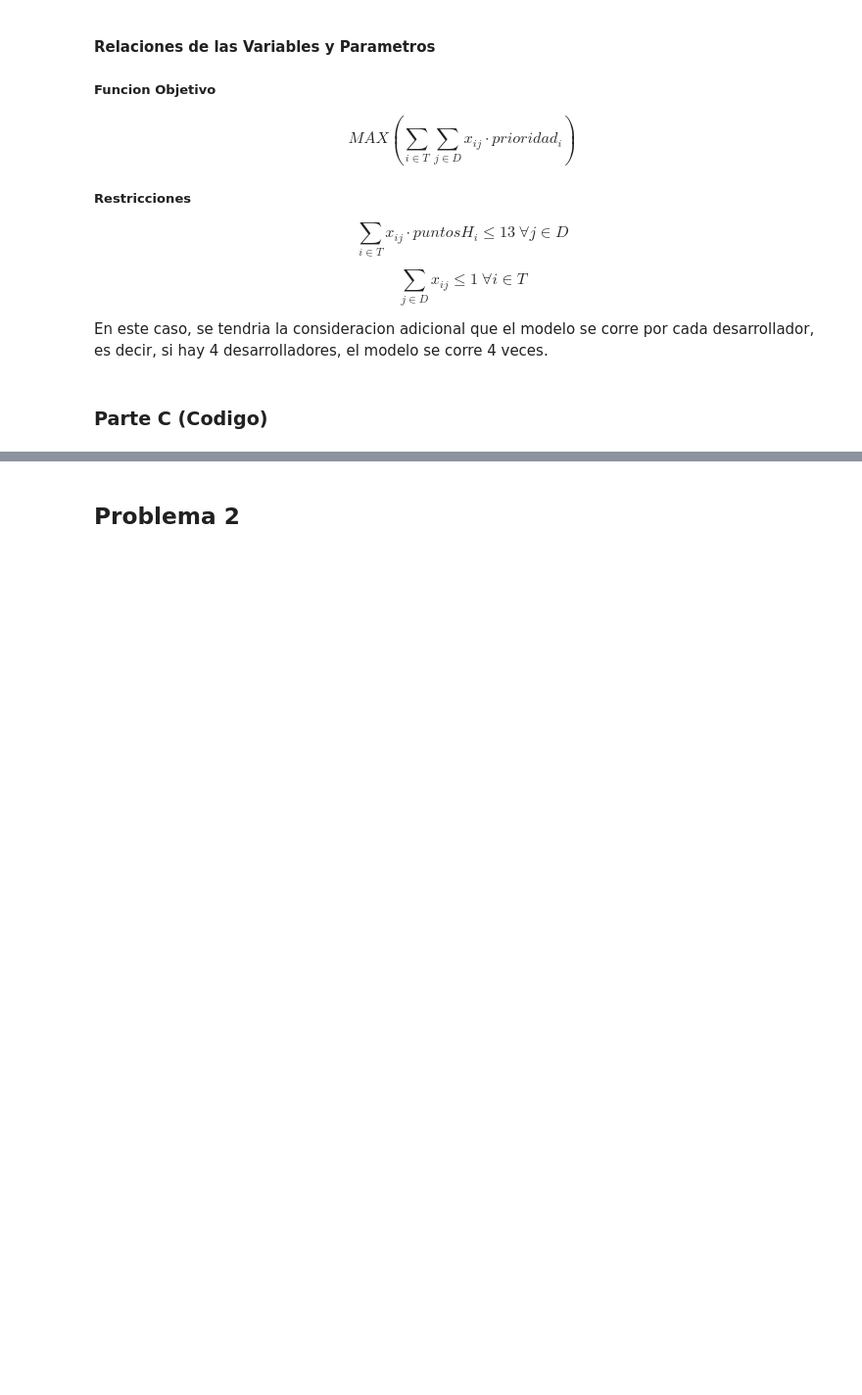
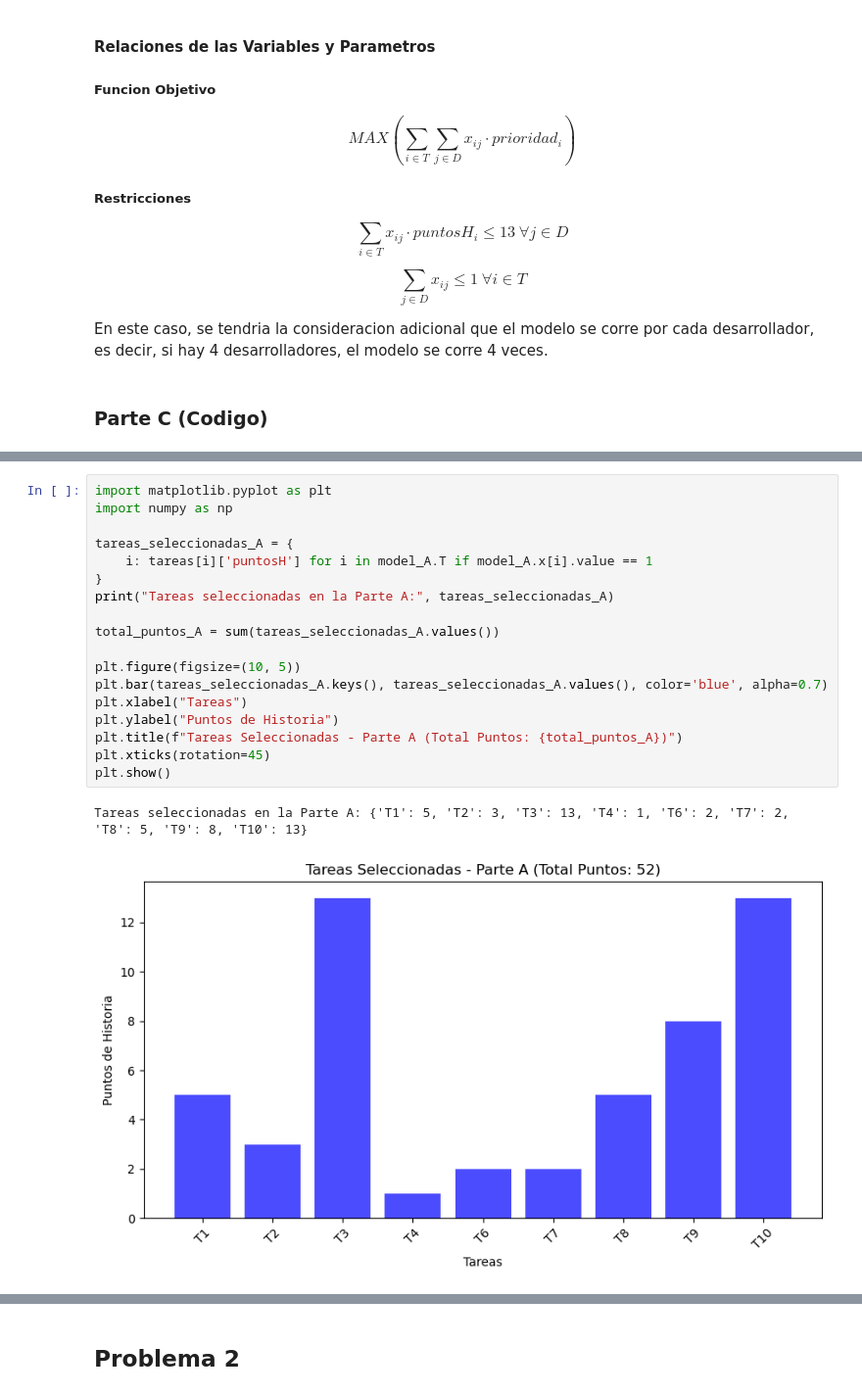
Before and after one commit to SamuelHernandez5/MOS-Actividades, a Jupyter notebook: Labs/Lab1/lab1.ipynb, the cells around one changed output, grey strips where cells are left out. Shown at 98% size. Cells and saved outputs as stored; diff of their text form; blank space fills up the shorter version.

```diff
--- a/Labs/Lab1/lab1.ipynb
+++ b/Labs/Lab1/lab1.ipynb
@@ -144,0 +169,21 @@ Desarrollador D4:
+# %%
+import matplotlib.pyplot as plt
+import numpy as np
+
+tareas_seleccionadas_A = {
+    i: tareas[i]['puntosH'] for i in model_A.T if model_A.x[i].value == 1
+}
+print("Tareas seleccionadas en la Parte A:", tareas_seleccionadas_A)
+
+total_puntos_A = sum(tareas_seleccionadas_A.values())
+
+plt.figure(figsize=(10, 5))
+plt.bar(tareas_seleccionadas_A.keys(), tareas_seleccionadas_A.values(), color='blue', alpha=0.7)
+plt.xlabel("Tareas")
+plt.ylabel("Puntos de Historia")
+plt.title(f"Tareas Seleccionadas - Parte A (Total Puntos: {total_puntos_A})")
+plt.xticks(rotation=45)
+plt.show()
+# %% [output]
+Tareas seleccionadas en la Parte A: {'T1': 5, 'T2': 3, 'T3': 13, 'T4': 1, 'T6': 2, 'T7': 2, 'T8': 5, 'T9': 8, 'T10': 13}
+[figure, added]
```
Also changed, not shown: parts of 3 cells of this notebook.
